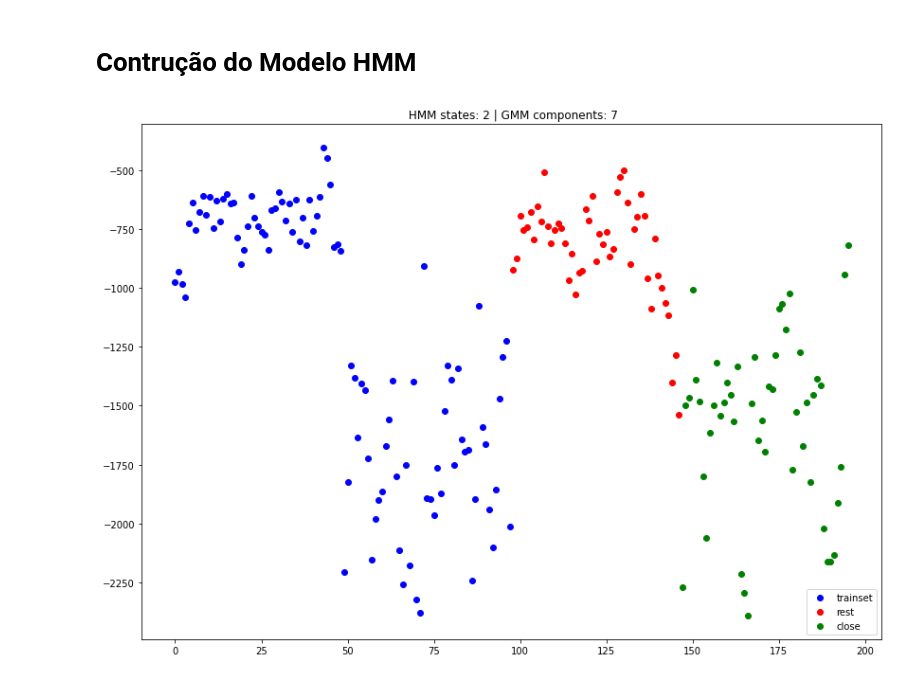
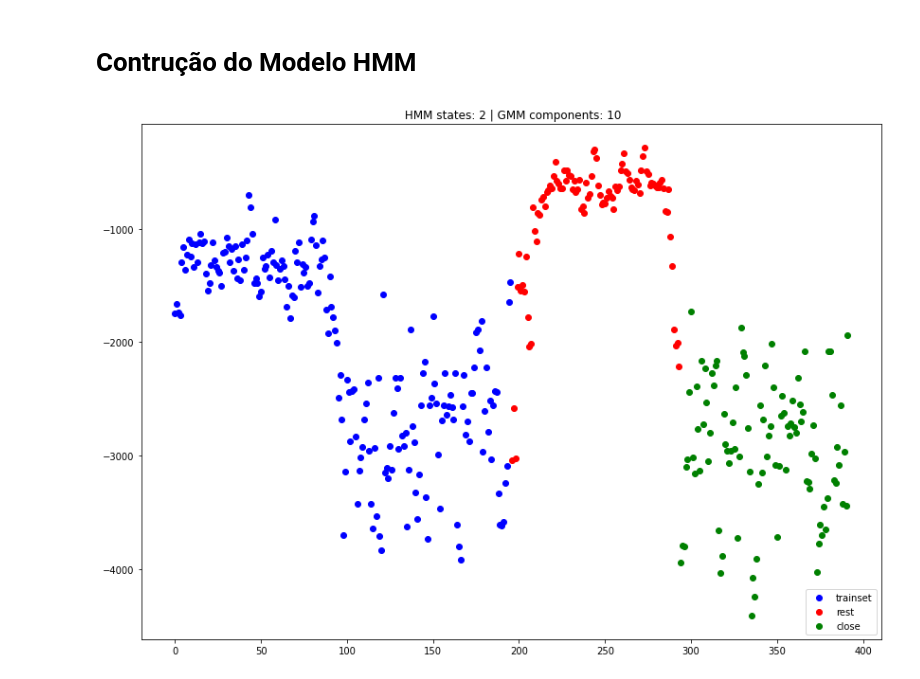
Before and after one commit to raphaelrcb/HMM_Classifier, a Jupyter notebook: HMM.ipynb, the cells around one changed output. Cells and saved outputs as stored; diff of their text form; code cells hidden in the pictures.

Commit message:
Plot series predicting state

```diff
--- a/HMM.ipynb
+++ b/HMM.ipynb
@@ -67,9 +67,6 @@ n_windows = (data_size - window_size)/window_overlap + 1
 
 print(n_windows)
 
-open_hand_window = []
-close_hand_window = []
-
 rest_hand_window = []
 close_hand_window = []
 
@@ -77,9 +74,8 @@ for j in range (gesture_samples):
     for i in range(int(n_windows)):
         rest_hand_window.append( rest_hand_series[j][(i*window_overlap):(i*window_overlap + window_size)] )
         close_hand_window.append( close_hand_series[j][(i*window_overlap):(i*window_overlap + window_size)] )
-        # osw.append( series[(i*window_overlap):(i*window_overlap + window_size)])
 
-# rest_hand_window[0]
-# close_hand_window[0]
+print(len(rest_hand_window))
+print(len(close_hand_window))
 # %% [output]
 98.0
@@ -90,12 +88,13 @@ Dado que para cada gesto, obteve-se XX janelas de dados, serão extraídas os co
 
 Se são 98 janelas por gesto, e cada gesto repetido 2 vezes, então tem-se 196 janelas. Define-se que 98 delas serão usadas para treinamento do HMM e as outras 98 para teste. Para o treinamento offline, os coeficientes AR de quarta ordem serão extraídos de cada janela, gerando 196 (98 x 2) vetores de características que possuem 4 dimensões no total.
 # %%
+# %%timeit
 from statsmodels.tsa.arima.model import ARIMA
 
 rest_features = []
 close_features = []
 
-for i in range(int(n_windows)):
+for i in range(int(n_windows)*n_gestures):
     #extracting for rest gesture
     rest_model = ARIMA(rest_hand_window[i], order = (4,0,0))
     rest_fit   = rest_model.fit(method='yule_walker')
@@ -109,7 +108,9 @@ for i in range(int(n_windows)):
     close_features[i] = np.delete(close_features[i], 0)
     close_features[i] = -close_features[i]
 
+print(i)
 # close_features
 # print(rest_fit.summary())
-# print(rest_features[0])
+print(close_features[195])
 n_features = len(rest_features)
+print(n_features)
@@ -209,6 +210,7 @@ def fit_hmm(n_components=2, n_mix=32):
     plt.legend(loc='lower right')
     plt.show()
 
+    return hmm_model
     # Z2 = hmm_model.predict(X_train)
     # print(Z2)
     # except:
@@ -216,8 +218,12 @@ def fit_hmm(n_components=2, n_mix=32):
 # %%
 # fit_hmm(n_components=2, n_mix=1)
 # fit_hmm(n_components=2, n_mix=2)
 # fit_hmm(n_components=2, n_mix=3)
 # fit_hmm(n_components=2, n_mix=4)
-fit_hmm(n_components=2, n_mix=7)
+classifier = fit_hmm(n_components=2, n_mix=10)
+
+# for z in range (len(X_close)):
+#     hidden_states =  classifier.predict(np.reshape(X_[z],[len(X_[z]),1]))
+#     print(hidden_states)
 # %% [output]
-[figure, old version]
+[figure, new version]
```
Also changed, not shown: parts of 6 cells of this notebook.
